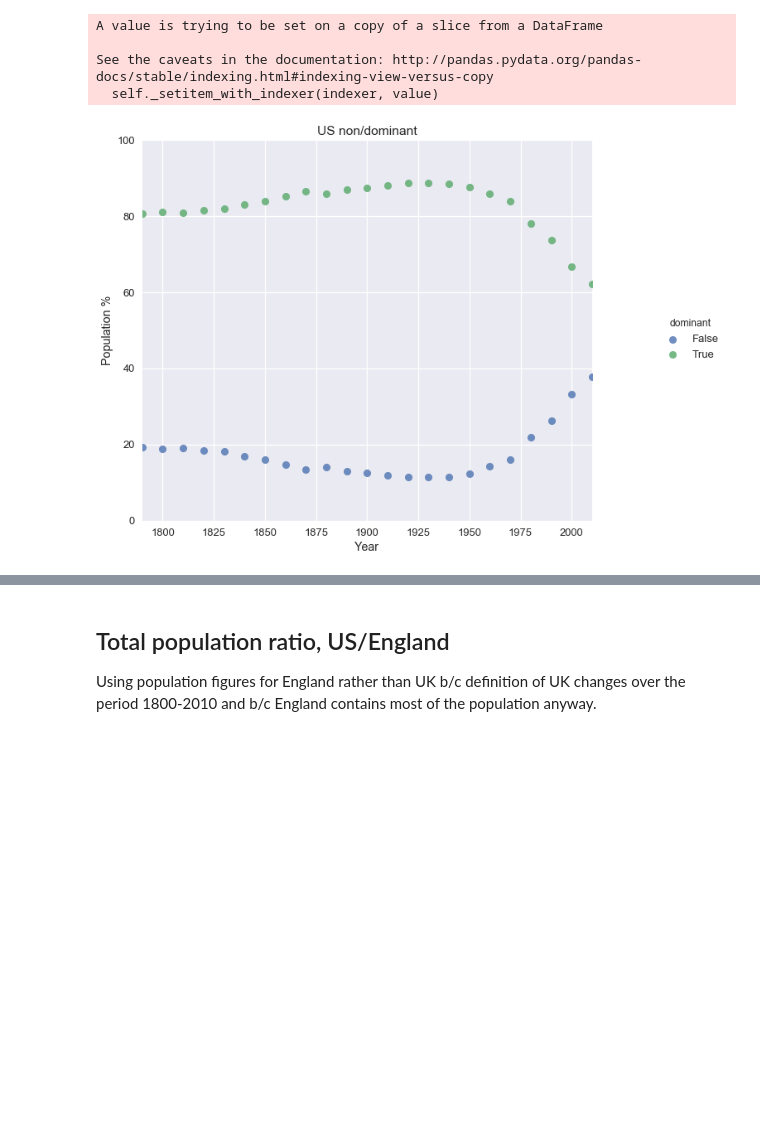
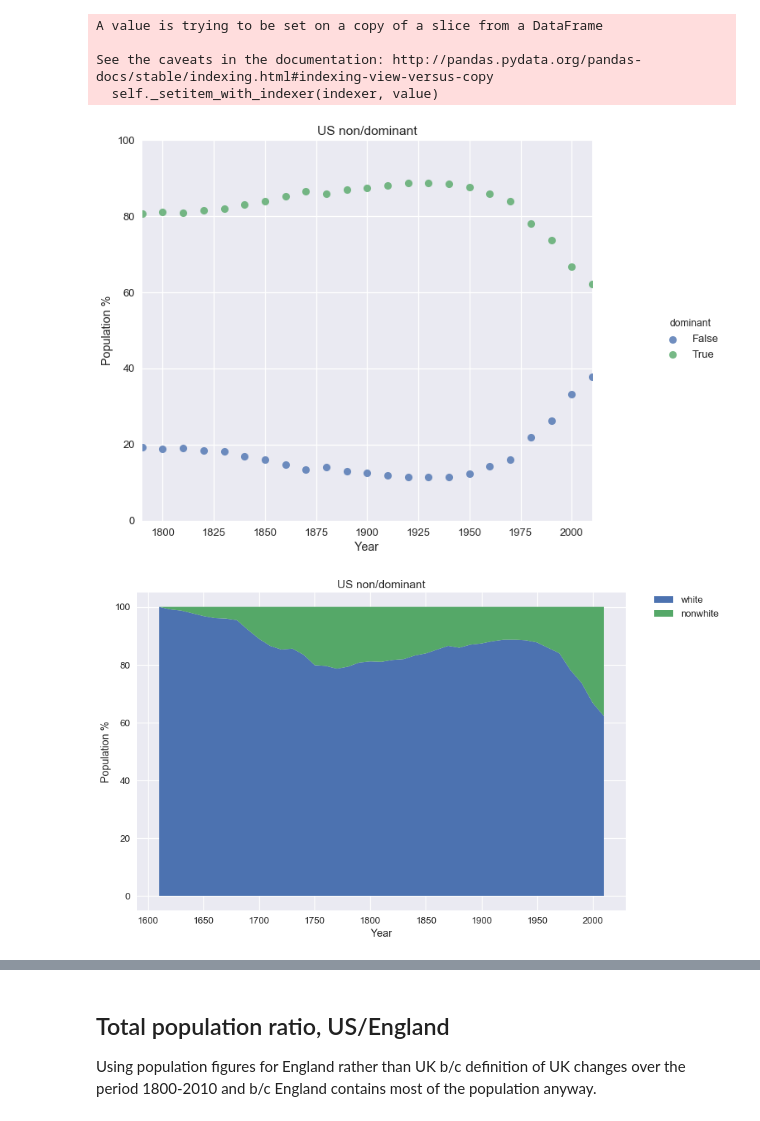
Before and after one commit to wilkens/noveltm-national-demographics, a Jupyter notebook: National Demographics.ipynb, the cells around one changed output, grey strips where cells are left out. Drawn from its saved outputs; the diff is of its cells as text; code cells hidden in the pictures; blank space fills up the shorter version.

```diff
--- a/National Demographics.ipynb
+++ b/National Demographics.ipynb
@@ -261,23 +275,37 @@ See the caveats in the documentation: http://pandas.pydata.org/pandas-docs/stabl
 # %%
 # Calculate percentages by year and ethnicity
 us_year_dom = us[~us.ethnicity.isin(['total', 'nonhispanic_white'])].groupby(['year', 'dominant']).agg({'population':'sum'})
 us_pcts_dom = us_year_dom.groupby(level=0).apply(lambda x: 100*x/x.sum())
 us_pcts_dom.reset_index(inplace=True)
 us_pcts_dom.year = pd.to_numeric(us_pcts_dom.year)
 us_pcts_dom.to_csv('us_dominants.csv', index=False)
+plotdata = us_pcts_dom.reset_index()
 
 # Plot
 fig = sns.lmplot(data=us_pcts_dom, x='year', y='population',
                  hue='dominant', fit_reg=False)
 fig = fig.set_axis_labels('Year', 'Population %').set(xlim=(1790,2010), ylim=(0,100),
                                                       title='US non/dominant')
 fig.fig.set_size_inches(12,8)
 plt.show()
 
+# Other plot
+x = list(plotdata[plotdata.dominant==True].year)
+y = list(plotdata[plotdata.dominant==True].population)
+plt.fill_between(x, y, 0, interpolate=True, label='white')
+plt.fill_between(x, 100, y, interpolate=True, label='nonwhite')
+plt.legend(bbox_to_anchor=(1.05, 1), loc=2, borderaxespad=0.)
+plt.title('US non/dominant')
+plt.xlabel('Year')
+plt.ylabel('Population %')
+plt.show()
+
+
 # Display table
 display(round(us_pcts_dom[us_pcts_dom.year>=1800],1))
 # %% [output]
 [figure]
+[figure, added]
 |  | year | dominant | population |
 | 38 | 1800 | False | 18.9 |
 | 39 | 1800 | True | 81.1 |
```
Also changed, not shown: parts of 3 cells of this notebook.
